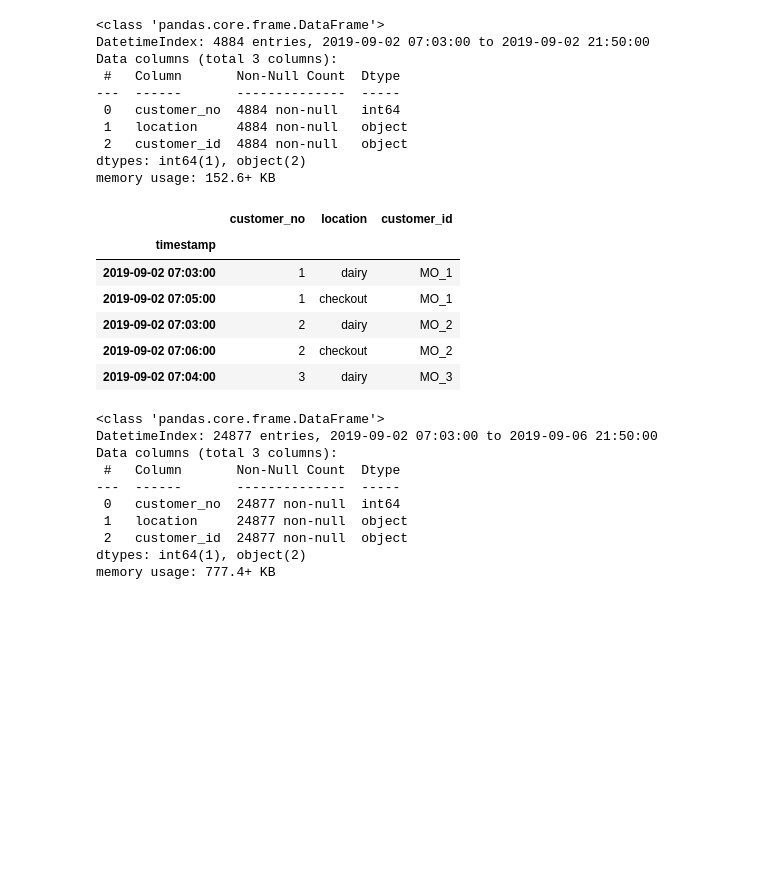
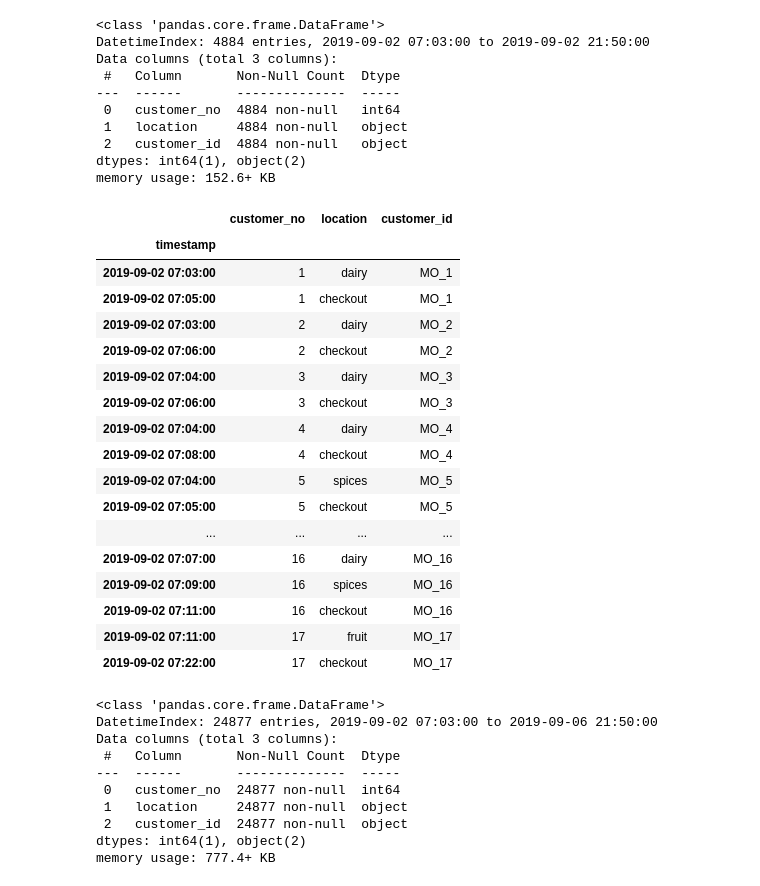
Before and after one commit to Stefan-battistetti/Supermarket_Markov, a Jupyter notebook: markov_chains.ipynb, the cells around one changed output. Saved outputs shown, nothing was run; the diff lists cells and outputs as text; code cells hidden in the pictures; blank space fills up the shorter version.

Commit message:
fixed sort bug

```diff
--- a/markov_chains.ipynb
+++ b/markov_chains.ipynb
@@ -78,9 +56,3 @@ df_1 = pd.read_csv('data/tuesday.csv', parse_dates=True, index_col=0, sep=';')
 df_2 = pd.read_csv('data/wednesday.csv', parse_dates=True, index_col=0, sep=';')
 df_3 = pd.read_csv('data/thursday.csv', parse_dates=True, index_col=0, sep=';')
 df_4 = pd.read_csv('data/friday.csv', parse_dates=True, index_col=0, sep=';')
-# %%
-df_0.sort_values('customer_no', inplace=True)
-df_1.sort_values('customer_no', inplace=True)
-df_2.sort_values('customer_no', inplace=True)
-df_3.sort_values('customer_no', inplace=True)
-df_4.sort_values('customer_no', inplace=True)
@@ -108,17 +103,27 @@ dtypes: int64(1), object(2)
 memory usage: 152.6+ KB
 # %%
 #we create a list with every single df in order to concatenate them together
-df_lst =[df_0,df_1,df_2,df_3,df_4]
 df = pd.concat(df_lst)
-df.head()
+df.head(50)
 # %% [output]
 |  | customer_no | location | customer_id |
 | timestamp |  |  |  |
 | 2019-09-02 07:03:00 | 1 | dairy | MO_1 |
 | 2019-09-02 07:05:00 | 1 | checkout | MO_1 |
 | 2019-09-02 07:03:00 | 2 | dairy | MO_2 |
 | 2019-09-02 07:06:00 | 2 | checkout | MO_2 |
 | 2019-09-02 07:04:00 | 3 | dairy | MO_3 |
+| 2019-09-02 07:06:00 | 3 | checkout | MO_3 |
+| 2019-09-02 07:04:00 | 4 | dairy | MO_4 |
+| 2019-09-02 07:08:00 | 4 | checkout | MO_4 |
+| 2019-09-02 07:04:00 | 5 | spices | MO_5 |
+| 2019-09-02 07:05:00 | 5 | checkout | MO_5 |
+| ... | ... | ... | ... |
+| 2019-09-02 07:07:00 | 16 | dairy | MO_16 |
+| 2019-09-02 07:09:00 | 16 | spices | MO_16 |
+| 2019-09-02 07:11:00 | 16 | checkout | MO_16 |
+| 2019-09-02 07:11:00 | 17 | fruit | MO_17 |
+| 2019-09-02 07:22:00 | 17 | checkout | MO_17 |
 # %%
 df.info()
 # %% [output]
```
Also changed, not shown: parts of 16 cells of this notebook, 1 other file.
